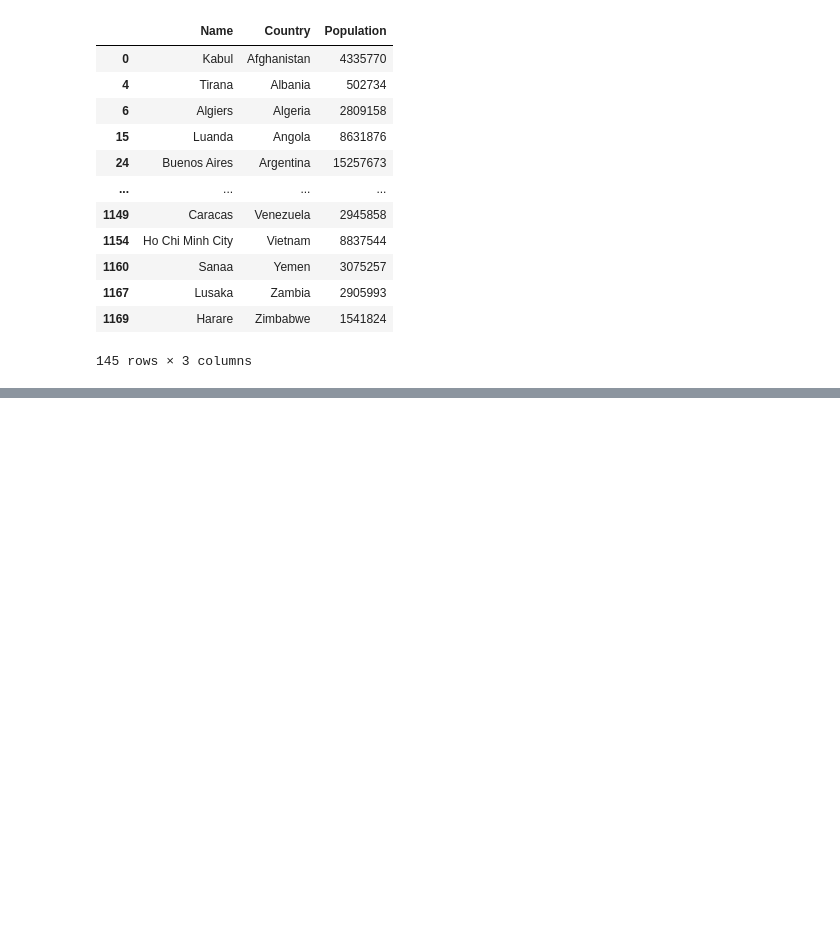
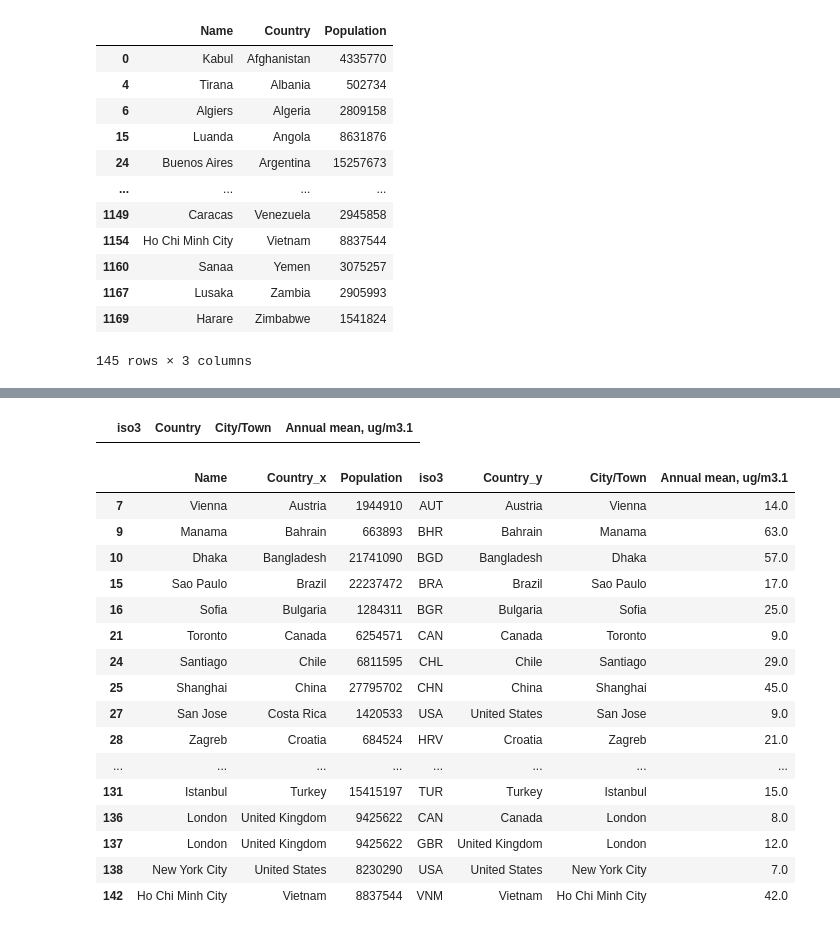
Before and after one commit to eimbloom/Test, a Jupyter notebook: Nearest.ipynb, the cells around one changed output, grey strips where cells are left out. Drawn from its saved outputs; the diff is of its cells as text; code cells hidden in the pictures; blank space fills up the shorter version.

```diff
--- a/Nearest.ipynb
+++ b/Nearest.ipynb
@@ -452,0 +410,50 @@ dfcity
+# %%
+#what needs imputing, what should be there but difference in nomenclature
+df[df['Country'] == 'Australia']
+#Arg not in pollution data
+#biggest city Melbourne only 2016 data - needs to be imputed
+df[df['Country'] == 'Austria']
+df.at[72, 'City/Town'] = 'Vienna'
+df[df['Country'] == 'Colombia']
+#biggest city Bogota not in data at all - needs to be imputed
+df[df['Country'] == 'Dominican Republic']
+#DR not in pollution data
+#Iraq and Honduras not in at all
+df[df['Country'] == 'Ireland']
+df.at[1376, 'City/Town'] = 'Dublin'
+df[df['City/Town'] == 'Roma']
+df.at[1626, 'City/Town'] = 'Rome'
+#Kenya and MUS not in data at all
+#biggest city in Pakistan not in 2018 data, Karachi only 2016 needs to be imputed
+biggest[biggest['Country'] == 'Pakistan']
+df[df['City/Town'] == 'Warszawa']
+df.at[1907, 'City/Town'] = 'Warsaw'
+df[df['City/Town'] == 'New York']
+df.at[2393, 'City/Town'] = 'New York City'
+#no data for Jamaica at all
+df[df['Country'] == 'Jamaica']
+# %% [output]
+|  | iso3 | Country | City/Town | Annual mean, ug/m3.1 |
+# %%
+pop = biggest.merge(df, how='left', left_on='Name', right_on='City/Town')
+pop = pop.dropna(subset={'Annual mean, ug/m3.1'})
+pop
+#pollution in the world's biggest cities
+# %% [output]
+|  | Name | Country_x | Population | iso3 | Country_y | City/Town | Annual mean, ug/m3.1 |
+| 7 | Vienna | Austria | 1944910 | AUT | Austria | Vienna | 14.0 |
+| 9 | Manama | Bahrain | 663893 | BHR | Bahrain | Manama | 63.0 |
+| 10 | Dhaka | Bangladesh | 21741090 | BGD | Bangladesh | Dhaka | 57.0 |
+| 15 | Sao Paulo | Brazil | 22237472 | BRA | Brazil | Sao Paulo | 17.0 |
+| 16 | Sofia | Bulgaria | 1284311 | BGR | Bulgaria | Sofia | 25.0 |
+| 21 | Toronto | Canada | 6254571 | CAN | Canada | Toronto | 9.0 |
+| 24 | Santiago | Chile | 6811595 | CHL | Chile | Santiago | 29.0 |
+| 25 | Shanghai | China | 27795702 | CHN | China | Shanghai | 45.0 |
+| 27 | San Jose | Costa Rica | 1420533 | USA | United States | San Jose | 9.0 |
+| 28 | Zagreb | Croatia | 684524 | HRV | Croatia | Zagreb | 21.0 |
+| ... | ... | ... | ... | ... | ... | ... | ... |
+| 131 | Istanbul | Turkey | 15415197 | TUR | Turkey | Istanbul | 15.0 |
+| 136 | London | United Kingdom | 9425622 | CAN | Canada | London | 8.0 |
+| 137 | London | United Kingdom | 9425622 | GBR | United Kingdom | London | 12.0 |
+| 138 | New York City | United States | 8230290 | USA | United States | New York City | 7.0 |
+| 142 | Ho Chi Minh City | Vietnam | 8837544 | VNM | Vietnam | Ho Chi Minh City | 42.0 |
```
Also changed, not shown: parts of 5 cells of this notebook, 1 other file.
